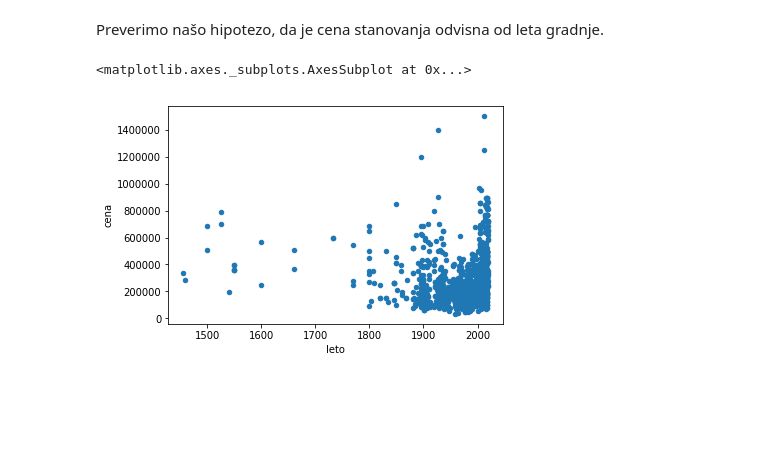
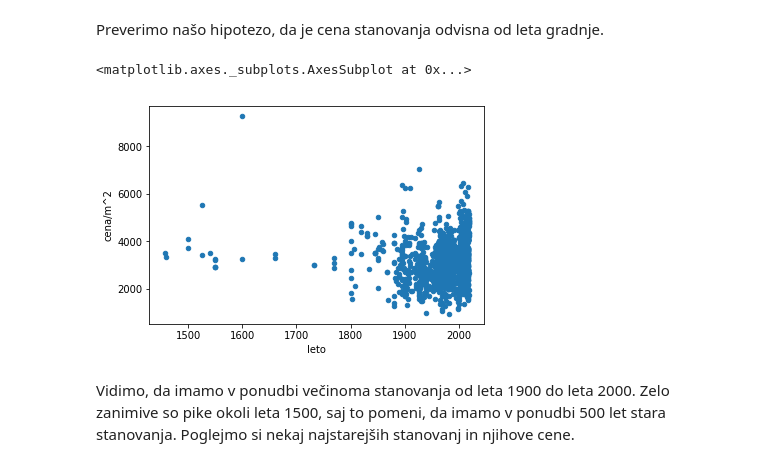
Before and after one commit to tinarazic/projekt-programiranje1, a Jupyter notebook: Analiza ponudbe stanovanj v Ljubljani.ipynb, the cells around one changed output. Cells and saved outputs as stored; diff of their text form; code cells hidden in the pictures; blank space fills up the shorter version.

```diff
--- a/Analiza ponudbe stanovanj v Ljubljani.ipynb
+++ b/Analiza ponudbe stanovanj v Ljubljani.ipynb
@@ -146,7 +172,9 @@ Stanovanje, ki naj bi imelo več kot 800 kvadratnih metrov, ima v resnici 80,9 k
 # %% [markdown]
 Preverimo našo hipotezo, da je cena stanovanja odvisna od leta gradnje.
 # %%
-stanovanja.plot.scatter('leto', 'cena')
+stanovanja.plot.scatter('leto', 'cena/m^2')
 # %% [output]
 <matplotlib.axes._subplots.AxesSubplot at 0x...>
-[figure, old version]
+[figure, new version]
+# %% [markdown]
+Vidimo, da imamo v ponudbi večinoma stanovanja od leta 1900 do leta 2000. Zelo zanimive so pike okoli leta 1500, saj to pomeni, da imamo v ponudbi 500 let stara stanovanja. Poglejmo si nekaj najstarejših stanovanj in njihove cene.
```
Also changed, not shown: parts of 44 cells of this notebook, 4 other files.
